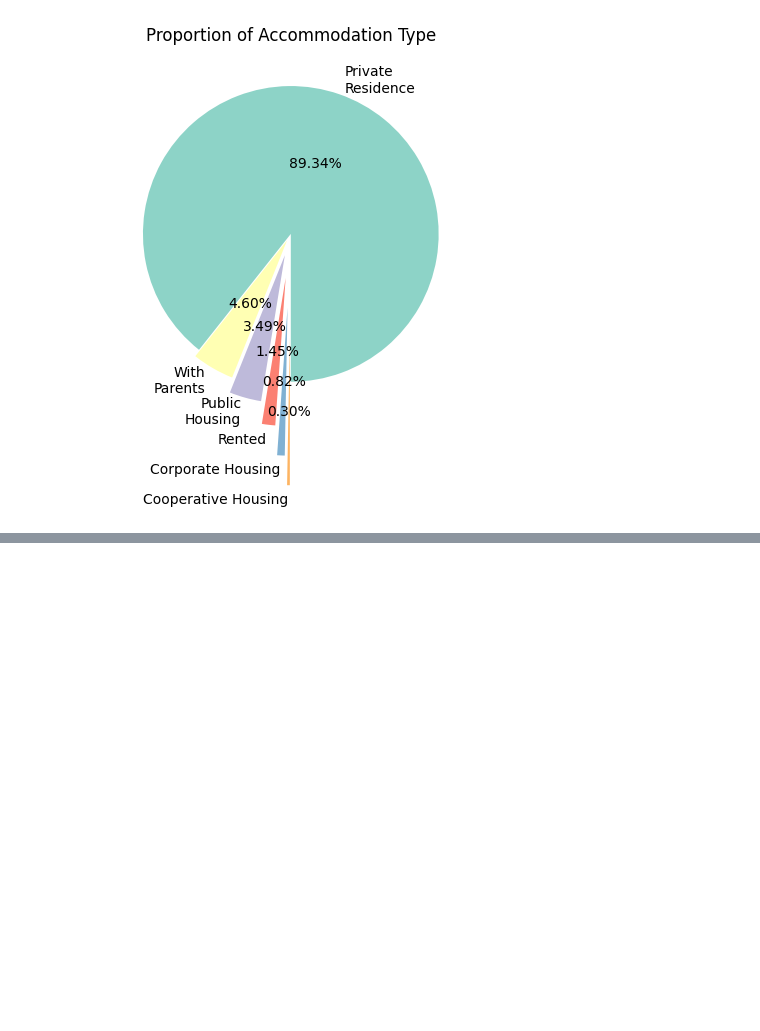
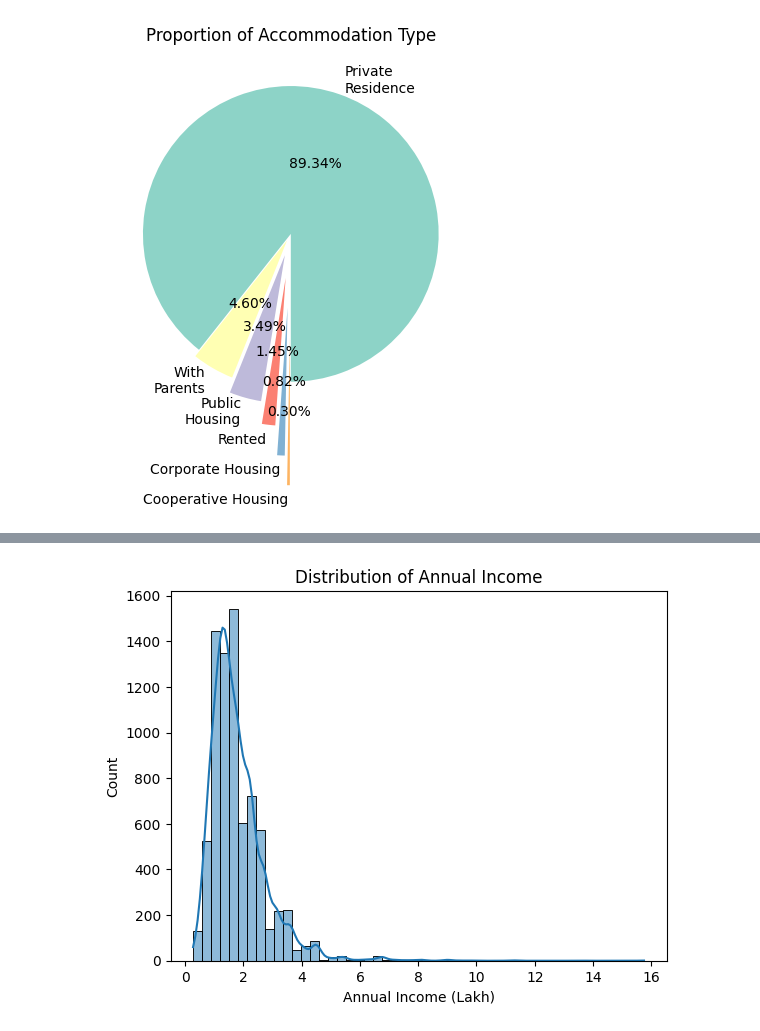
Before and after one commit to himaanssu/Credit_Card_Approval_Prediction, a Jupyter notebook: project.ipynb, the cells around one changed output, grey strips where cells are left out. Cells and saved outputs as stored; diff of their text form; code cells hidden in the pictures; blank space fills up the shorter version.

Commit message:
Include annual income EDA

```diff
--- a/project.ipynb
+++ b/project.ipynb
@@ -308,0 +326,13 @@ plt.show()
+# %%
+# Plot the histogram with KDE
+ax = sns.histplot(cc_train_copy['annual_income'], bins=50, kde=True)
+
+# Format the x-axis to display values in Lakhs (divide by 100,000)
+ax.get_xaxis().set_major_formatter(
+    mtick.FuncFormatter(lambda x, _: f'{int(x / 100000)}')
+)
+plt.title('Distribution of Annual Income')
+plt.xlabel('Annual Income (Lakh)')
+plt.show()
+# %% [output]
+[figure, added]
```
Also changed, not shown: parts of 4 cells of this notebook.
